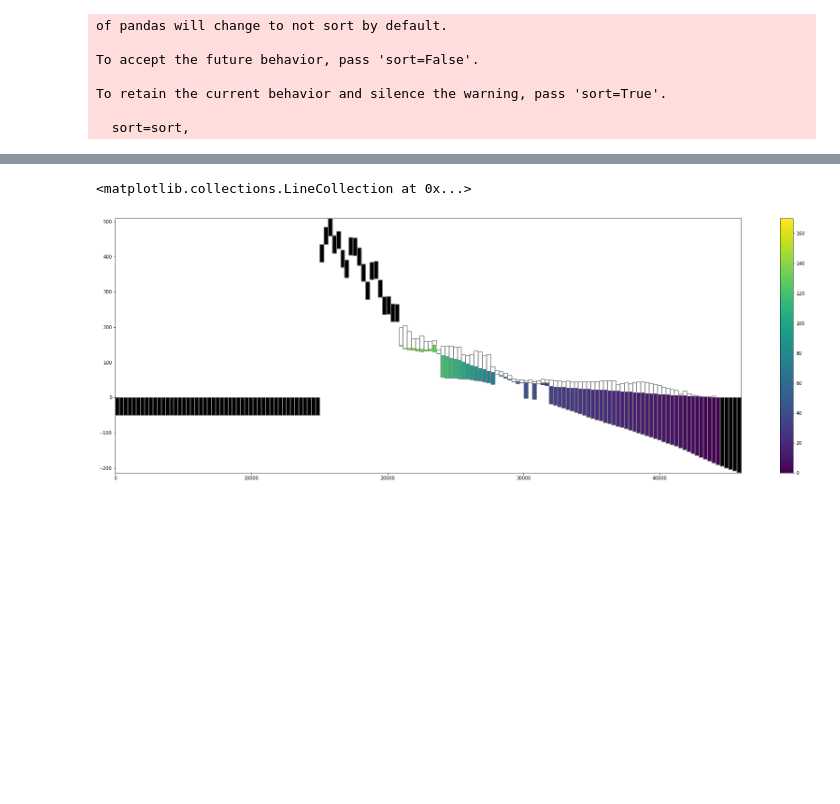
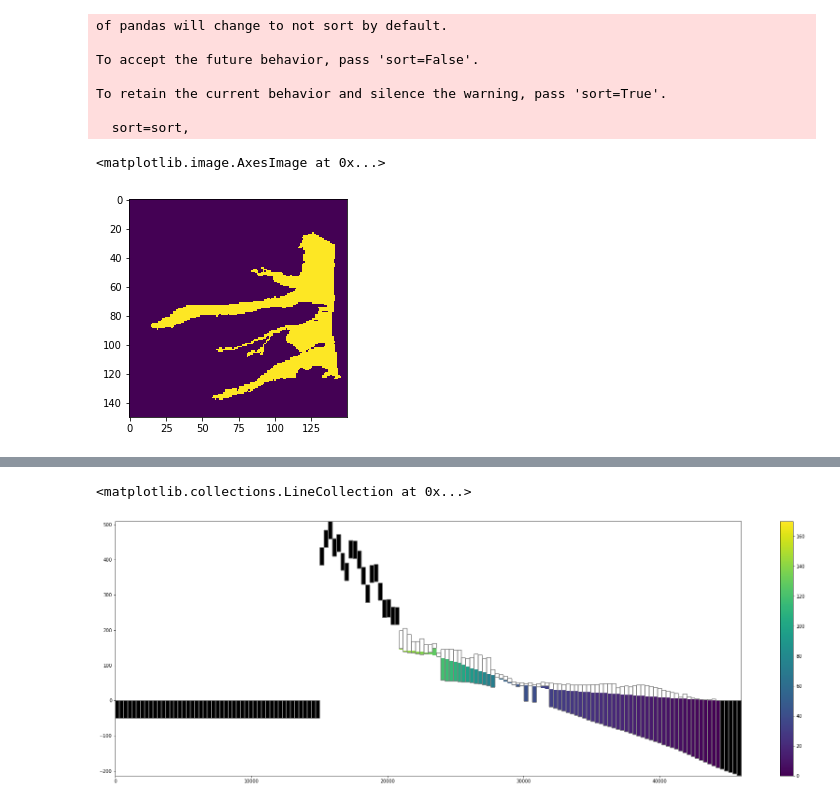
Before and after one commit to LudovicSchorpp/TM_Ludovic_Schorpp, a Jupyter notebook: codes_tests/Modeles2D/test_premier_model/test_premier_model.ipynb, the cells around one changed output, grey strips where cells are left out. Drawn from its saved outputs; the diff is of its cells as text; code cells hidden in the pictures; blank space fills up the shorter version.

```diff
--- a/codes_tests/Modeles2D/test_premier_model/test_premier_model.ipynb
+++ b/codes_tests/Modeles2D/test_premier_model/test_premier_model.ipynb
@@ -193,6 +193,11 @@ pathP = "../../data/shp/entités/Pliocene.shp"
 lstIDQ_rec = gp2idomain(gp.read_file(pathQr),grid,idomainQ_rec,area=10) #create the domains of each shp
 lstIDQ_anc = gp2idomain(gp.read_file(pathQa),grid,idomainQ_a,area=10)
 lstIDQPlio = gp2idomain(gp.read_file(pathP),grid,idomainPlio,area=10)
+# %%
+plt.imshow(idomainQ_rec.reshape(nrow,ncol))
+# %% [output]
+<matplotlib.image.AxesImage at 0x...>
+[figure, added]
 # %%
 # define k, different for each lithology
 kh = 1e-4 # general k
```
Also changed, not shown: parts of 10 cells of this notebook, 15 other files.
